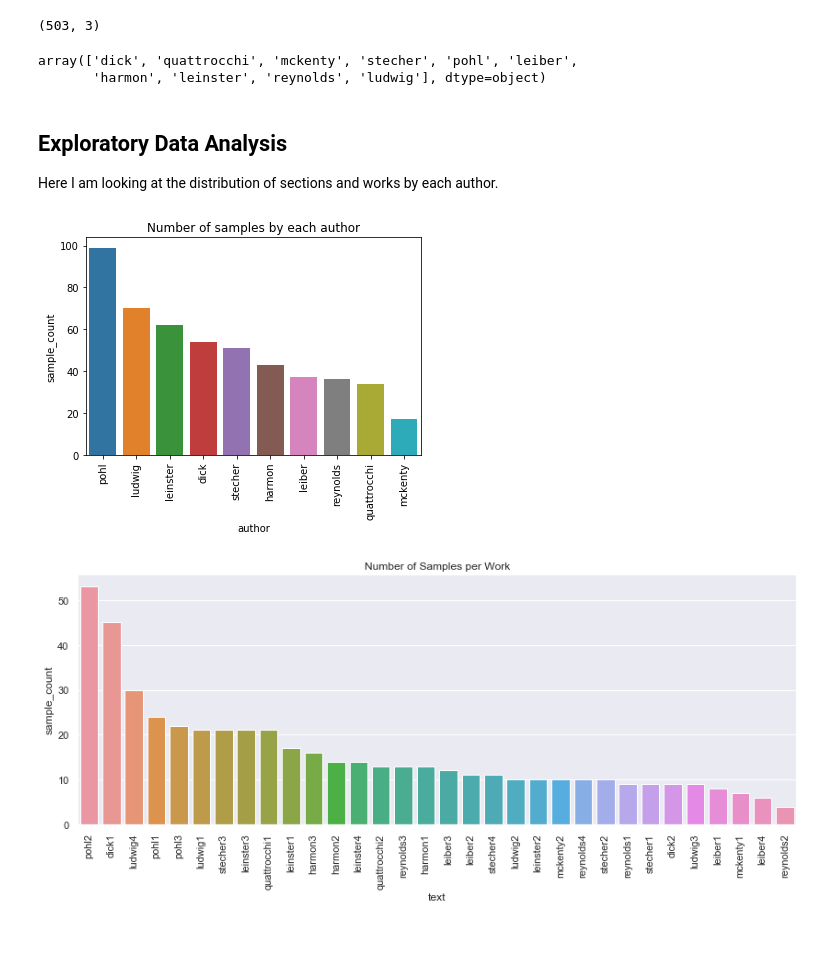
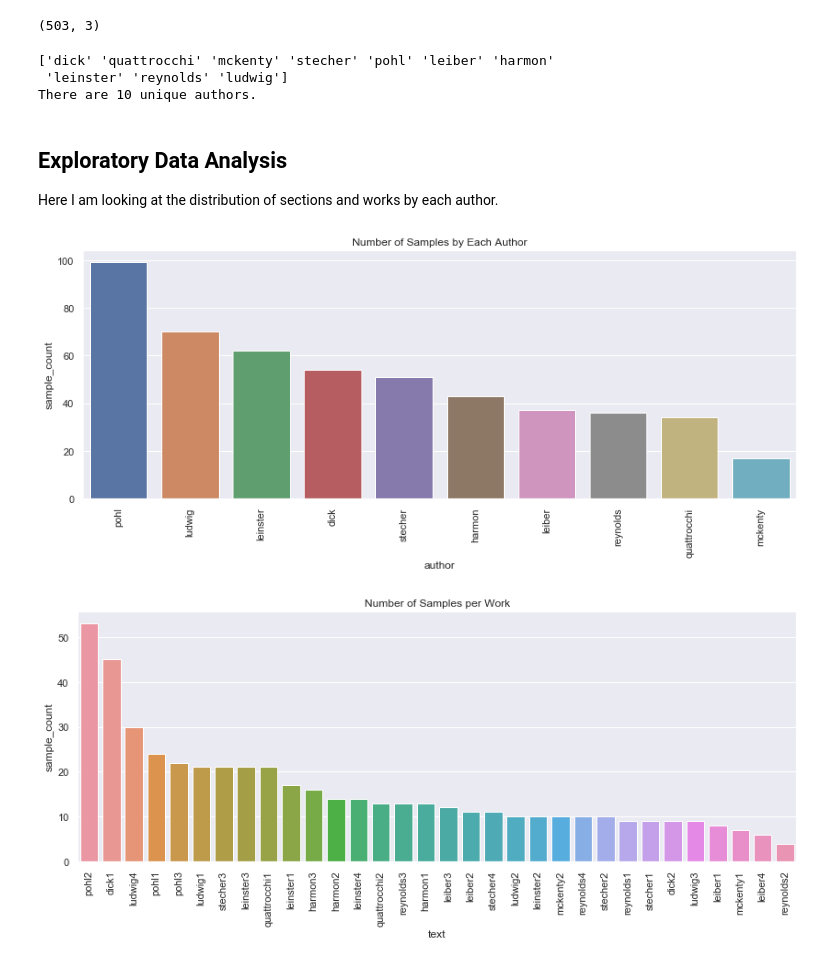
Before and after one commit to cbevis/U4_Capstone, a Jupyter notebook: U4_Capstone.ipynb, the cells around one changed output. Cells and saved outputs as stored; diff of their text form; code cells hidden in the pictures; blank space fills up the shorter version.

```diff
--- a/U4_Capstone.ipynb
+++ b/U4_Capstone.ipynb
@@ -164,7 +164,7 @@ path = 'science_fiction/'
 path_clean = 'science_fiction_cleaned/'
 
 # Change this to False if the files have already been cleaned
-clean_file = True
+clean_file = False
 
 if clean_file == False:
     path = path_clean
@@ -222,30 +222,27 @@ df.reset_index(inplace=True, drop=True)
 df.shape
 # %% [output]
 (503, 3)
-# %%
-# Found a typo in 2 file names
-df.loc[df['author']=='stetcher', 'author'] = 'stecher'
-df.loc[df['text']=='stetcher1', 'text'] = 'stecher1'
-df.loc[df['text']=='stetcher2', 'text'] = 'stecher2'
-
-# Check that authors loaded in correctly
-df['author'].unique()
-# %% [output]
-array(['dick', 'quattrocchi', 'mckenty', 'stecher', 'pohl', 'leiber',
-       'harmon', 'leinster', 'reynolds', 'ludwig'], dtype=object)
+# %%
+# Check that authors loaded in correctly
+print(df['author'].unique())
+print('There are {} unique authors.'.format(df['author'].nunique()))
+# %% [output]
+['dick' 'quattrocchi' 'mckenty' 'stecher' 'pohl' 'leiber' 'harmon'
+ 'leinster' 'reynolds' 'ludwig']
+There are 10 unique authors.
 # %% [markdown]
 ## Exploratory Data Analysis
 Here I am looking at the distribution of sections and works by each author.
 # %%
 # Look at how many of the samples were written by each author
 author_count = df.groupby('author')['text'].count().sort_values(ascending=False).reset_index()
 author_count.columns = ['author', 'sample_count']
 ax = sns.barplot(x='author', y='sample_count', data=author_count)
 plt.xticks(rotation=90)
-plt.title('Number of samples by each author')
+plt.title('Number of Samples by Each Author')
 plt.show()
 # %% [output]
-[figure, old version]
+[figure, new version]
 # %%
 # Look at the number of samples in each work
 works_count = df.groupby('text')['author'].count().sort_values(ascending=False).reset_index()
```
Also changed, not shown: parts of 41 cells of this notebook.
